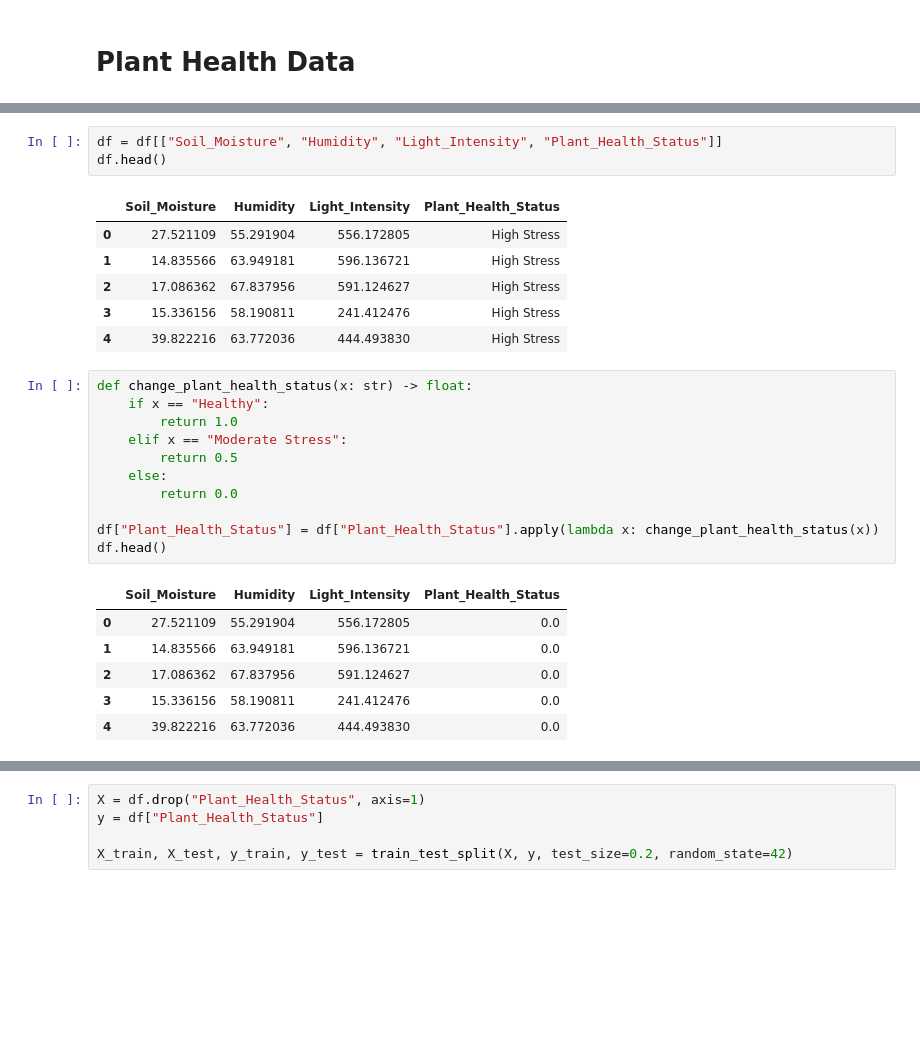
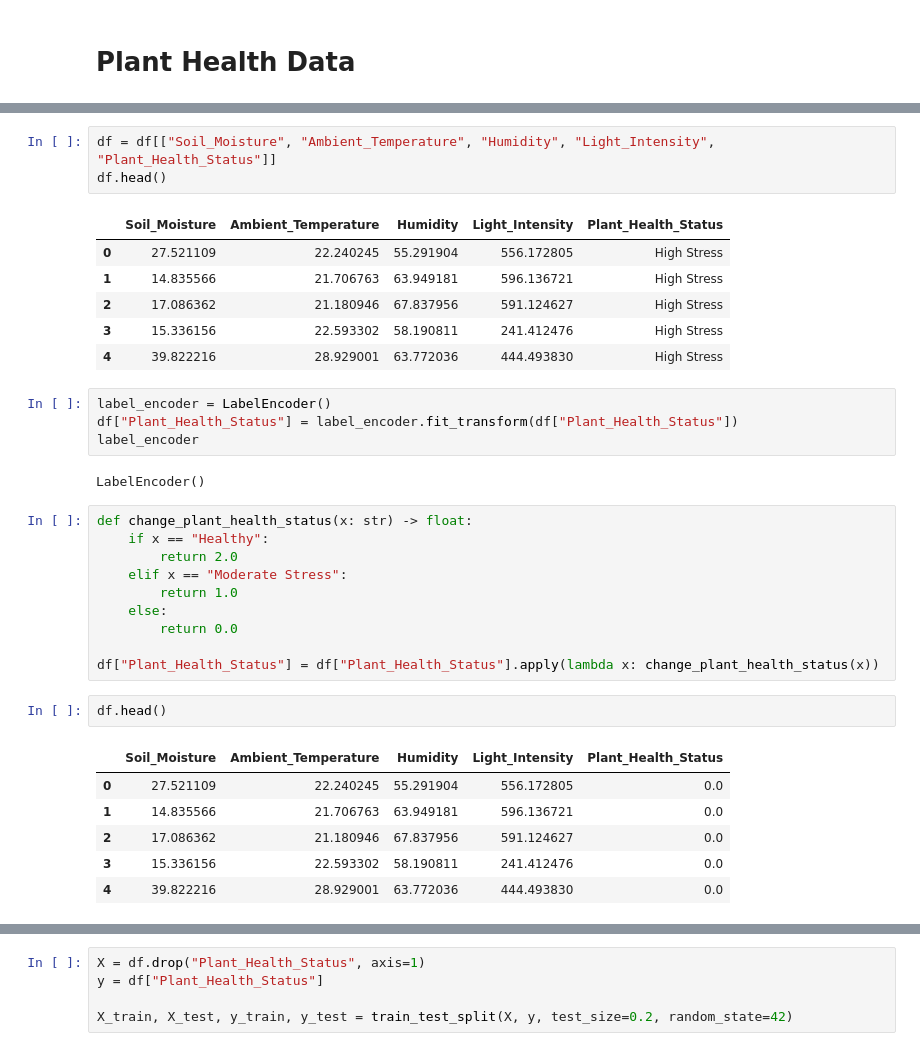
Before and after one commit to Anomali99/arsip-jupyter, a Jupyter notebook: RandomForest/RandomForestRegression.ipynb, the cells around one changed output, grey strips where cells are left out. Drawn from its saved outputs; the diff is of its cells as text; blank space fills up the shorter version.

Commit message:
add plant health

```diff
--- a/RandomForest/RandomForestRegression.ipynb
+++ b/RandomForest/RandomForestRegression.ipynb
@@ -138,33 +138,40 @@ df.head()
 | 3 | 2024-10-04 04:54:53.407995 | 1 | 15.336156 | 22.593302 | 22.778394 | 58.190811 | 241.412476 | ... |
 | 4 | 2024-10-04 10:54:53.407995 | 1 | 39.822216 | 28.929001 | 18.100937 | 63.772036 | 444.493830 | ... |
 # %%
-df = df[["Soil_Moisture", "Humidity", "Light_Intensity", "Plant_Health_Status"]]
+df = df[["Soil_Moisture", "Ambient_Temperature", "Humidity", "Light_Intensity", "Plant_Health_Status"]]
 df.head()
 # %% [output]
-|  | Soil_Moisture | Humidity | Light_Intensity | Plant_Health_Status |
-| 0 | 27.521109 | 55.291904 | 556.172805 | High Stress |
-| 1 | 14.835566 | 63.949181 | 596.136721 | High Stress |
-| 2 | 17.086362 | 67.837956 | 591.124627 | High Stress |
-| 3 | 15.336156 | 58.190811 | 241.412476 | High Stress |
-| 4 | 39.822216 | 63.772036 | 444.493830 | High Stress |
+|  | Soil_Moisture | Ambient_Temperature | Humidity | Light_Intensity | Plant_Health_Status |
+| 0 | 27.521109 | 22.240245 | 55.291904 | 556.172805 | High Stress |
+| 1 | 14.835566 | 21.706763 | 63.949181 | 596.136721 | High Stress |
+| 2 | 17.086362 | 21.180946 | 67.837956 | 591.124627 | High Stress |
+| 3 | 15.336156 | 22.593302 | 58.190811 | 241.412476 | High Stress |
+| 4 | 39.822216 | 28.929001 | 63.772036 | 444.493830 | High Stress |
+# %%
+label_encoder = LabelEncoder()
+df["Plant_Health_Status"] = label_encoder.fit_transform(df["Plant_Health_Status"])
+label_encoder
+# %% [output]
+LabelEncoder()
 # %%
 def change_plant_health_status(x: str) -> float:
     if x == "Healthy":
+        return 2.0
+    elif x == "Moderate Stress":
         return 1.0
-    elif x == "Moderate Stress":
-        return 0.5
     else:
         return 0.0
 
 df["Plant_Health_Status"] = df["Plant_Health_Status"].apply(lambda x: change_plant_health_status(x))
-df.head()
-# %% [output]
-|  | Soil_Moisture | Humidity | Light_Intensity | Plant_Health_Status |
-| 0 | 27.521109 | 55.291904 | 556.172805 | 0.0 |
-| 1 | 14.835566 | 63.949181 | 596.136721 | 0.0 |
-| 2 | 17.086362 | 67.837956 | 591.124627 | 0.0 |
-| 3 | 15.336156 | 58.190811 | 241.412476 | 0.0 |
-| 4 | 39.822216 | 63.772036 | 444.493830 | 0.0 |
+# %%
+df.head()
+# %% [output]
+|  | Soil_Moisture | Ambient_Temperature | Humidity | Light_Intensity | Plant_Health_Status |
+| 0 | 27.521109 | 22.240245 | 55.291904 | 556.172805 | 0.0 |
+| 1 | 14.835566 | 21.706763 | 63.949181 | 596.136721 | 0.0 |
+| 2 | 17.086362 | 21.180946 | 67.837956 | 591.124627 | 0.0 |
+| 3 | 15.336156 | 22.593302 | 58.190811 | 241.412476 | 0.0 |
+| 4 | 39.822216 | 28.929001 | 63.772036 | 444.493830 | 0.0 |
 # %%
 df.tail()
 # %% [output]
```
Also changed, not shown: parts of 5 cells of this notebook, 1 other file.
